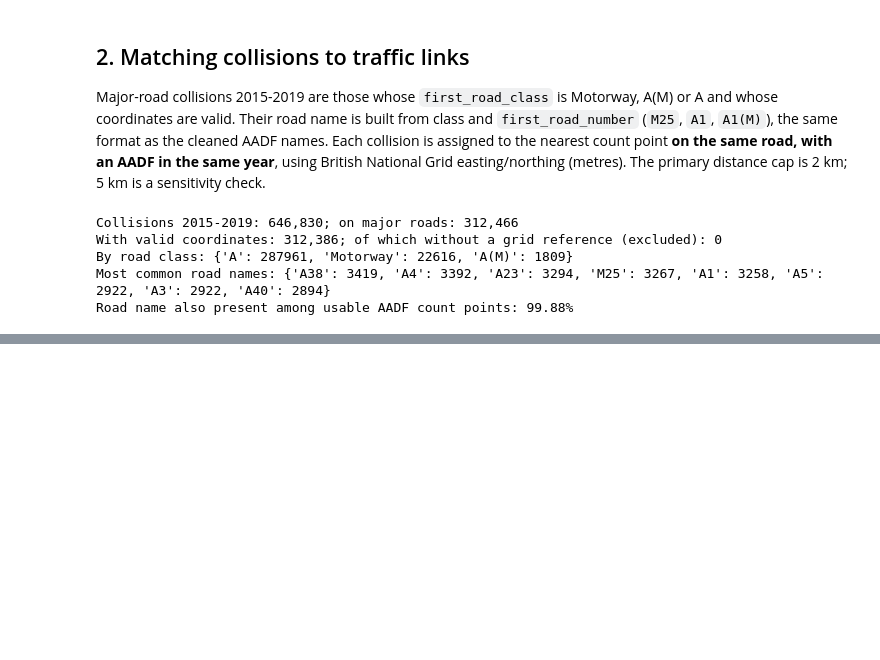
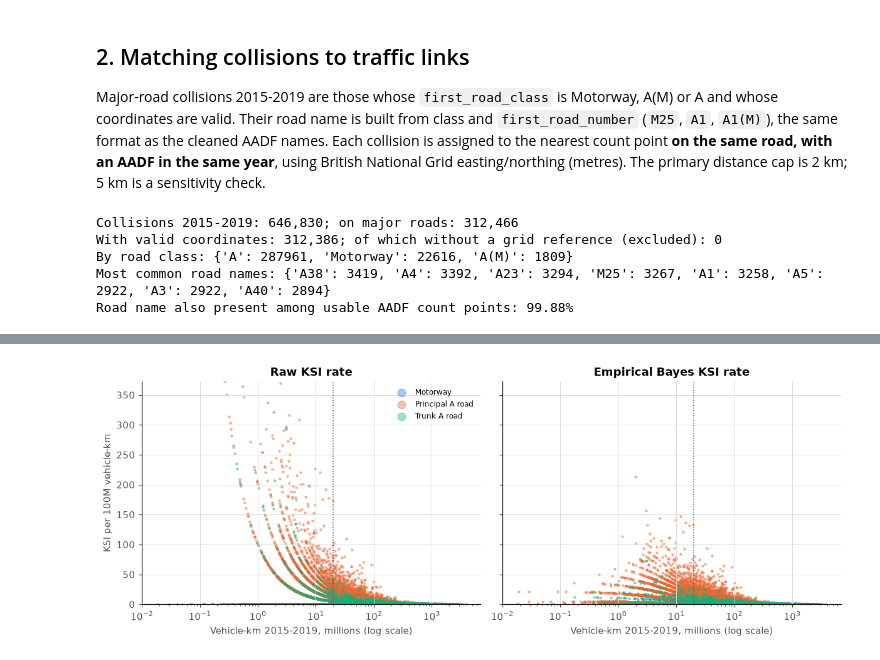
Before and after one commit to maryam843/uk-road-accident-analytics, a Jupyter notebook: notebooks/08_traffic_adjusted_hotspots.ipynb, the cells around one changed output, grey strips where cells are left out. Cells and saved outputs as stored; diff of their text form; code cells hidden in the pictures; blank space fills up the shorter version.

Commit message:
Notebook 08 section 3: KSI rates per vehicle-km with exact Poisson CIs and empirical Bayes shrinkage

```diff
--- a/notebooks/08_traffic_adjusted_hotspots.ipynb
+++ b/notebooks/08_traffic_adjusted_hotspots.ipynb
@@ -251,0 +403,16 @@ KSI share: matched 0.1727, unmatched 0.2437
+# %%
+fig, axes = plt.subplots(1, 2, figsize=(11, 4.2), sharey=True)
+for ax, col, title in [(axes[0], "ksi_rate", "Raw KSI rate"), (axes[1], "eb_ksi_rate", "Empirical Bayes KSI rate")]:
+    for i, (g, part) in enumerate(link.groupby("road_group")):
+        ax.scatter(part["vehicle_km"] / 1e6, part[col], s=4, alpha=0.4, color=evaluate.PALETTE[i], label=g)
+    ax.set_xscale("log")
+    ax.axvline(EXPOSURE_MIN / 1e6, color="#52514e", linestyle=":", linewidth=1)
+    ax.set_xlabel("Vehicle-km 2015-2019, millions (log scale)")
+    ax.set_title(title)
+axes[0].set_ylabel("KSI per 100M vehicle-km")
+axes[0].set_ylim(0, link["ksi_rate"].quantile(0.999))
+axes[0].legend(markerscale=4, fontsize=8)
+fig.tight_layout()
+evaluate.save_fig(fig, "08_raw_vs_eb_rates")
+plt.show()
+# %% [output]
@@ -251,0 +420 @@ KSI share: matched 0.1727, unmatched 0.2437
+[figure, added]
```
Also changed, not shown: parts of 5 cells of this notebook, 1 other file.
